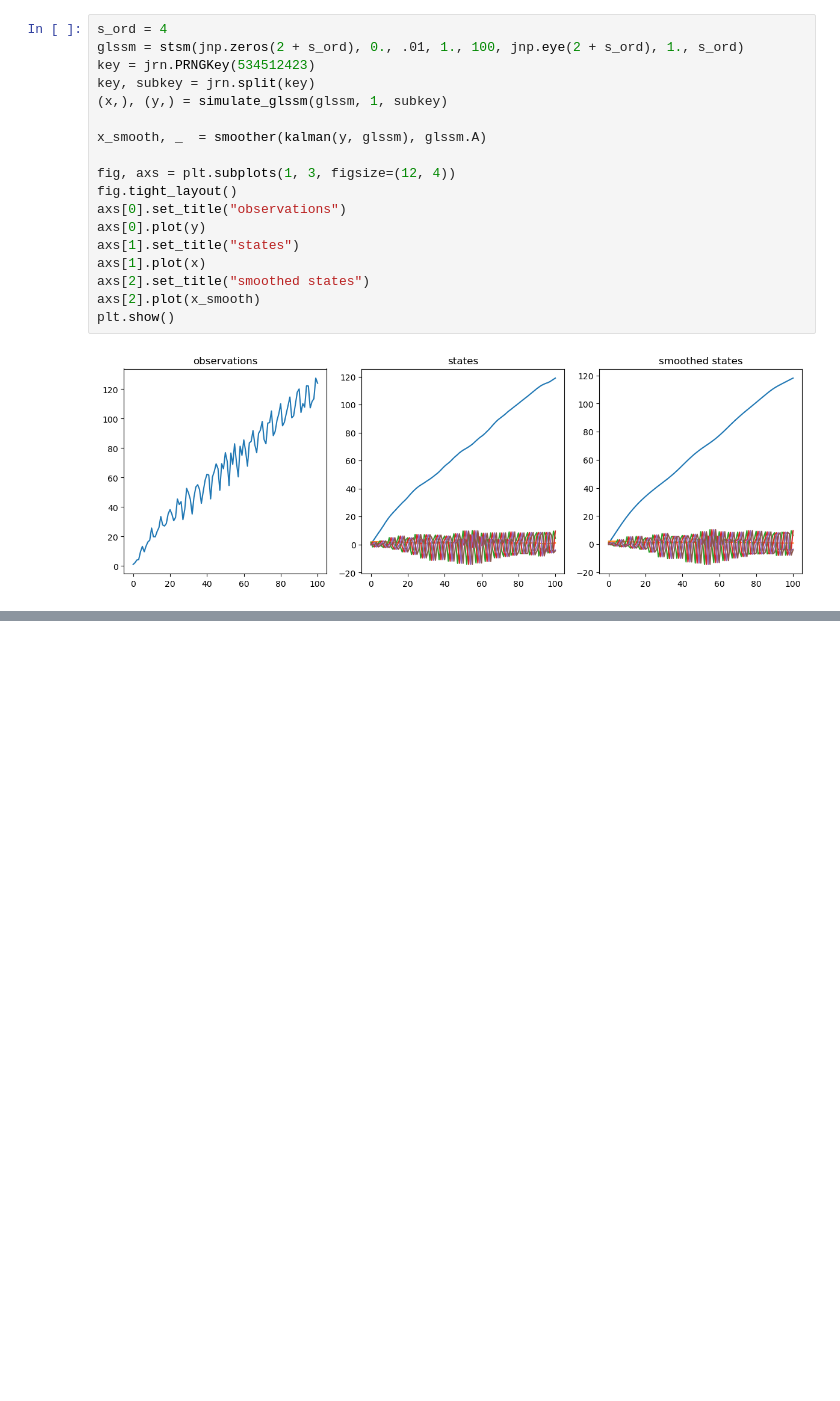
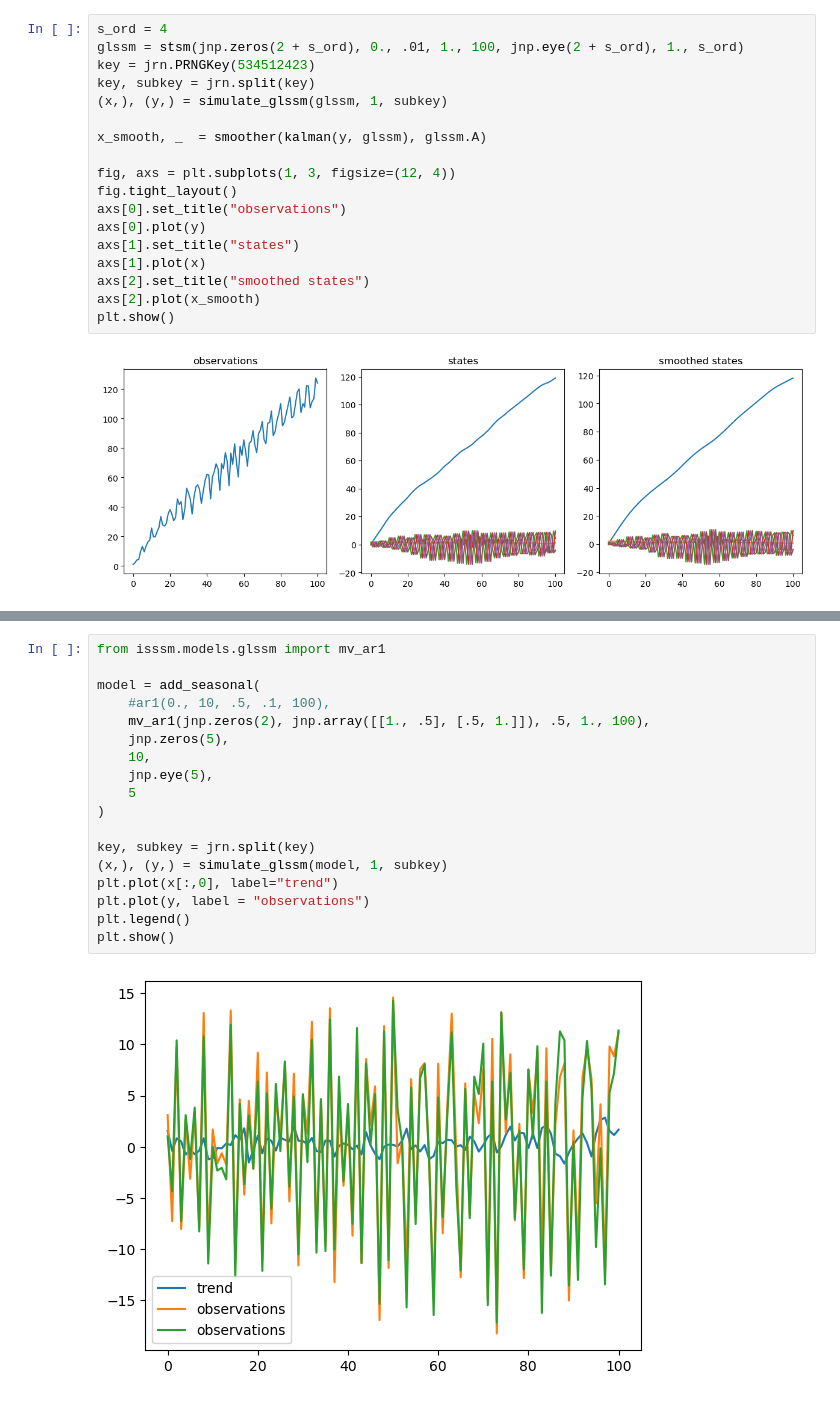
Before and after one commit to stefanheyder/isssm, a Jupyter notebook: nbs/models/10_stsm.ipynb, the cells around one changed output, grey strips where cells are left out. Cells and saved outputs as stored; diff of their text form; blank space fills up the shorter version.

```diff
--- a/nbs/models/10_stsm.ipynb
+++ b/nbs/models/10_stsm.ipynb
@@ -79,0 +115,20 @@ plt.show()
+# %%
+from isssm.models.glssm import mv_ar1
+
+model = add_seasonal(
+    #ar1(0., 10, .5, .1, 100),
+    mv_ar1(jnp.zeros(2), jnp.array([[1., .5], [.5, 1.]]), .5, 1., 100),
+    jnp.zeros(5),
+    10,
+    jnp.eye(5),
+    5
+)
+
+key, subkey = jrn.split(key)
+(x,), (y,) = simulate_glssm(model, 1, subkey)
+plt.plot(x[:,0], label="trend")
+plt.plot(y, label = "observations")
+plt.legend()
+plt.show()
+# %% [output]
+[figure, added]
```
Also changed, not shown: parts of 2 cells of this notebook, 18 other files.
